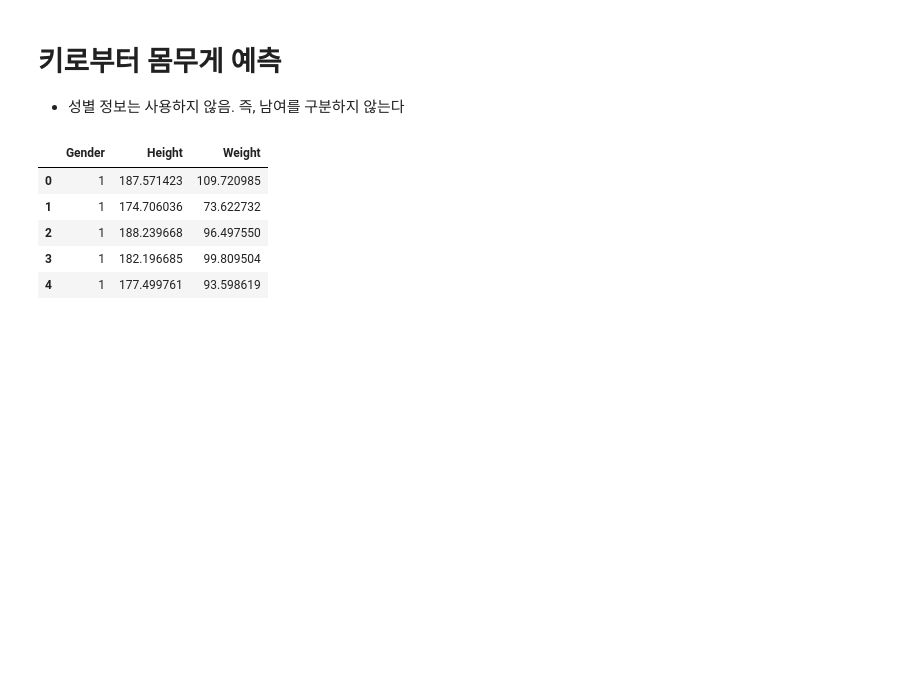
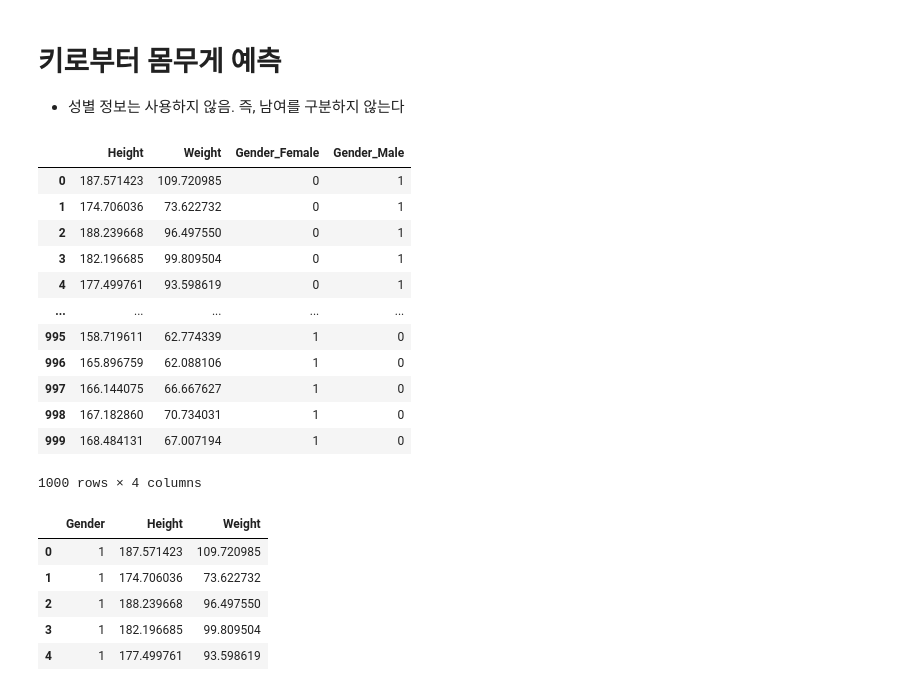
Before and after one commit to hsw0805/hsw0805, a Jupyter notebook: python-machine-learning-main/b52_Regression.ipynb, the cells around one changed output. Drawn from its saved outputs; the diff is of its cells as text; code cells hidden in the pictures; blank space fills up the shorter version.

```diff
--- a/python-machine-learning-main/b52_Regression.ipynb
+++ b/python-machine-learning-main/b52_Regression.ipynb
@@ -85 +90,17 @@ sns.scatterplot(data=df, x='Height', y='Weight',
+# %%
+df
+# %% [output]
+|  | Height | Weight | Gender_Female | Gender_Male |
+| 0 | 187.571423 | 109.720985 | 0 | 1 |
+| 1 | 174.706036 | 73.622732 | 0 | 1 |
+| 2 | 188.239668 | 96.497550 | 0 | 1 |
+| 3 | 182.196685 | 99.809504 | 0 | 1 |
+| 4 | 177.499761 | 93.598619 | 0 | 1 |
+| ... | ... | ... | ... | ... |
+| 995 | 158.719611 | 62.774339 | 1 | 0 |
+| 996 | 165.896759 | 62.088106 | 1 | 0 |
+| 997 | 166.144075 | 66.667627 | 1 | 0 |
+| 998 | 167.182860 | 70.734031 | 1 | 0 |
+| 999 | 168.484131 | 67.007194 | 1 | 0 |
+1000 rows × 4 columns
 # %%
```
Also changed, not shown: parts of 11 cells of this notebook.
